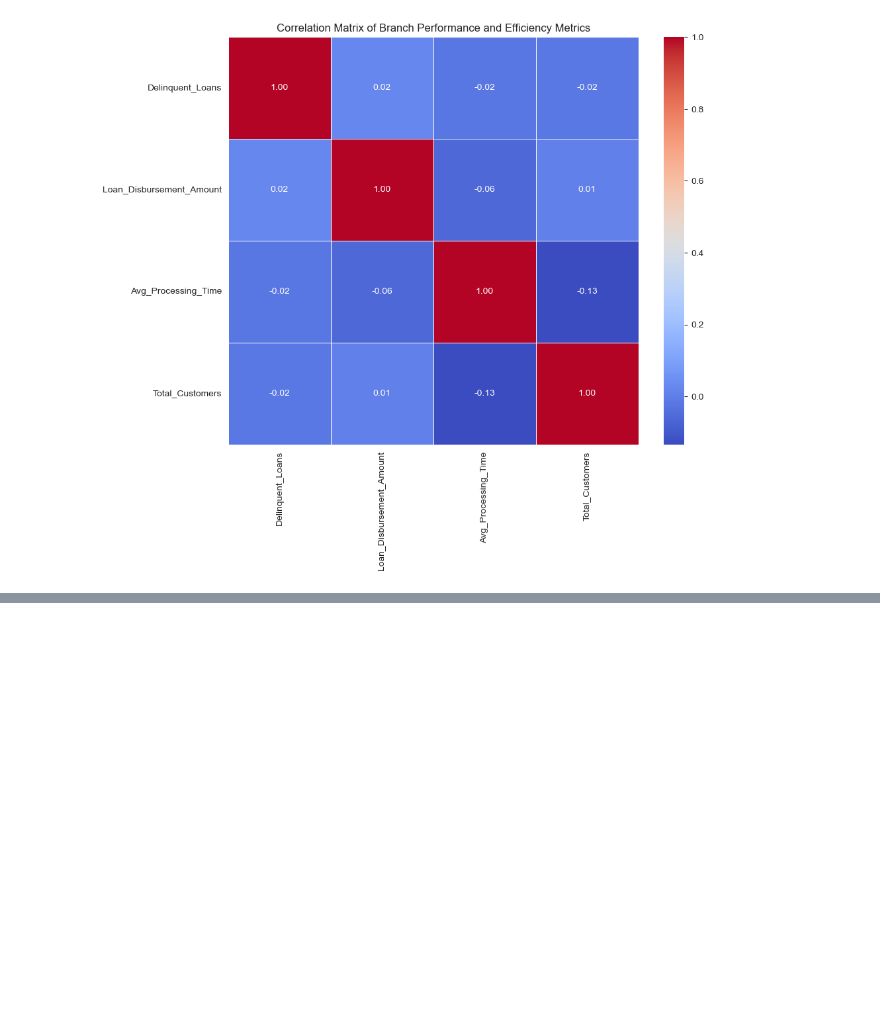
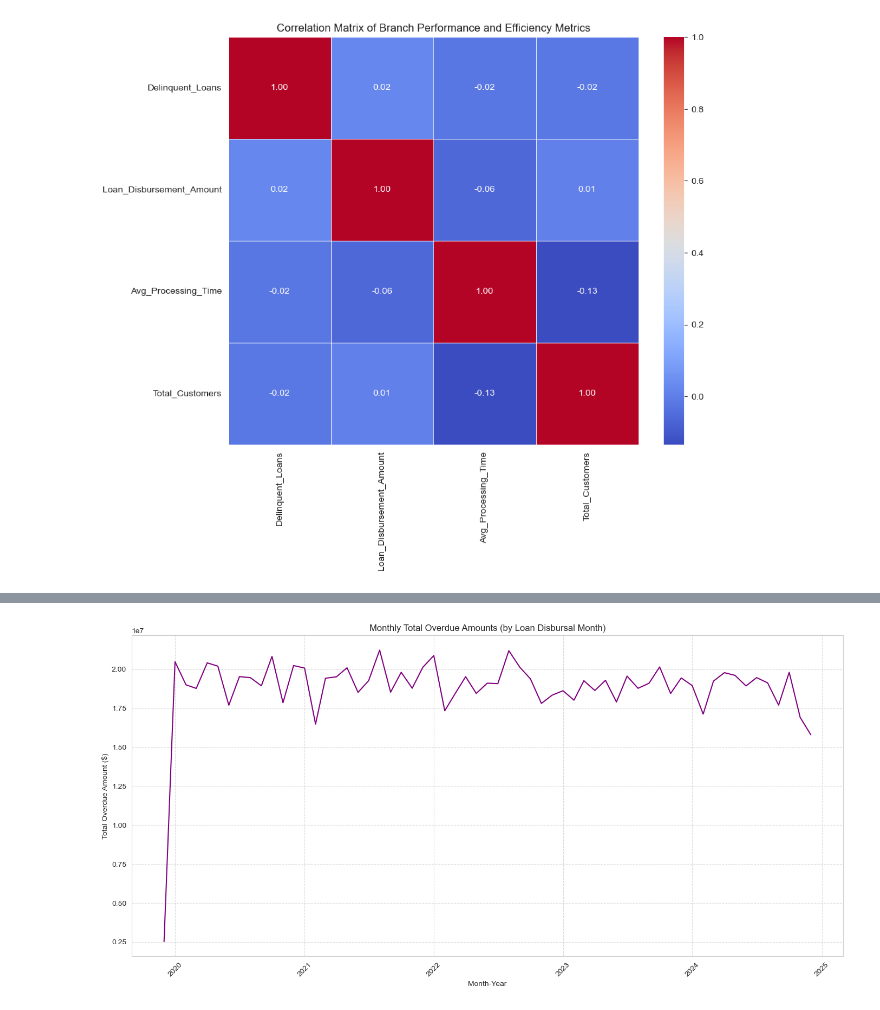
Before and after one commit to nisithasadangi/hv_assignment_28M_12A, a Jupyter notebook: assignment.ipynb, the cells around one changed output, grey strips where cells are left out. Saved outputs shown, nothing was run; the diff lists cells and outputs as text; code cells hidden in the pictures; blank space fills up the shorter version.

```diff
--- a/assignment.ipynb
+++ b/assignment.ipynb
@@ -983,0 +1018,11 @@ plt.show()
+# %%
+# Ensure 'Disbursal_Date' is datetime and create month-year for aggregation
+# (Assuming overdue amount is recorded around disbursal or repayment start, using disbursal for a general trend)
+df_loans['Disbursal_Month_Year'] = df_loans['Disbursal_Date'].dt.to_period('M')
+
+# Aggregate total overdue amount by month of disbursal
+monthly_overdue_amounts = df_loans.groupby('Disbursal_Month_Year')['Overdue_Amount'].sum().reset_index()
+monthly_overdue_amounts['Disbursal_Month_Year'] = monthly_overdue_amounts['Disbursal_Month_Year'].dt.to_timestamp()
+
+print('Monthly Total Overdue Amounts (by Disbursal Month):')
+display(monthly_overdue_amounts.head())
@@ -983,0 +1037,13 @@ plt.show()
+# %%
+# Visualize Monthly Overdue Amounts
+plt.figure(figsize=(14, 7))
+sns.lineplot(x='Disbursal_Month_Year', y='Overdue_Amount', data=monthly_overdue_amounts, color='purple')
+plt.title('Monthly Total Overdue Amounts (by Loan Disbursal Month)')
+plt.xlabel('Month-Year')
+plt.ylabel('Total Overdue Amount ($)')
+plt.xticks(rotation=45)
+plt.grid(True, linestyle='--', alpha=0.7)
+plt.tight_layout()
+plt.show()
+# %% [output]
+[figure, added]
```
Also changed, not shown: parts of 8 cells of this notebook.
